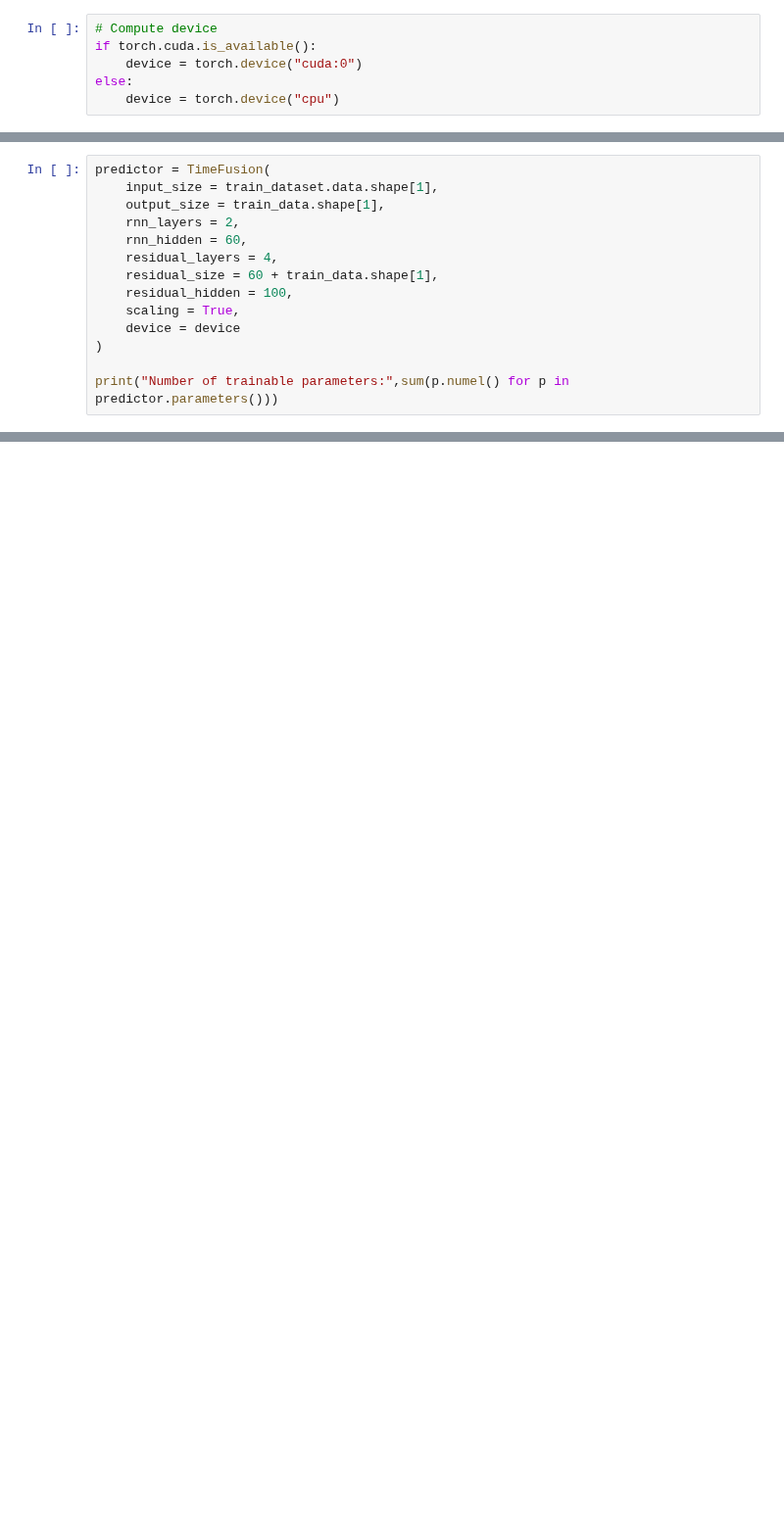
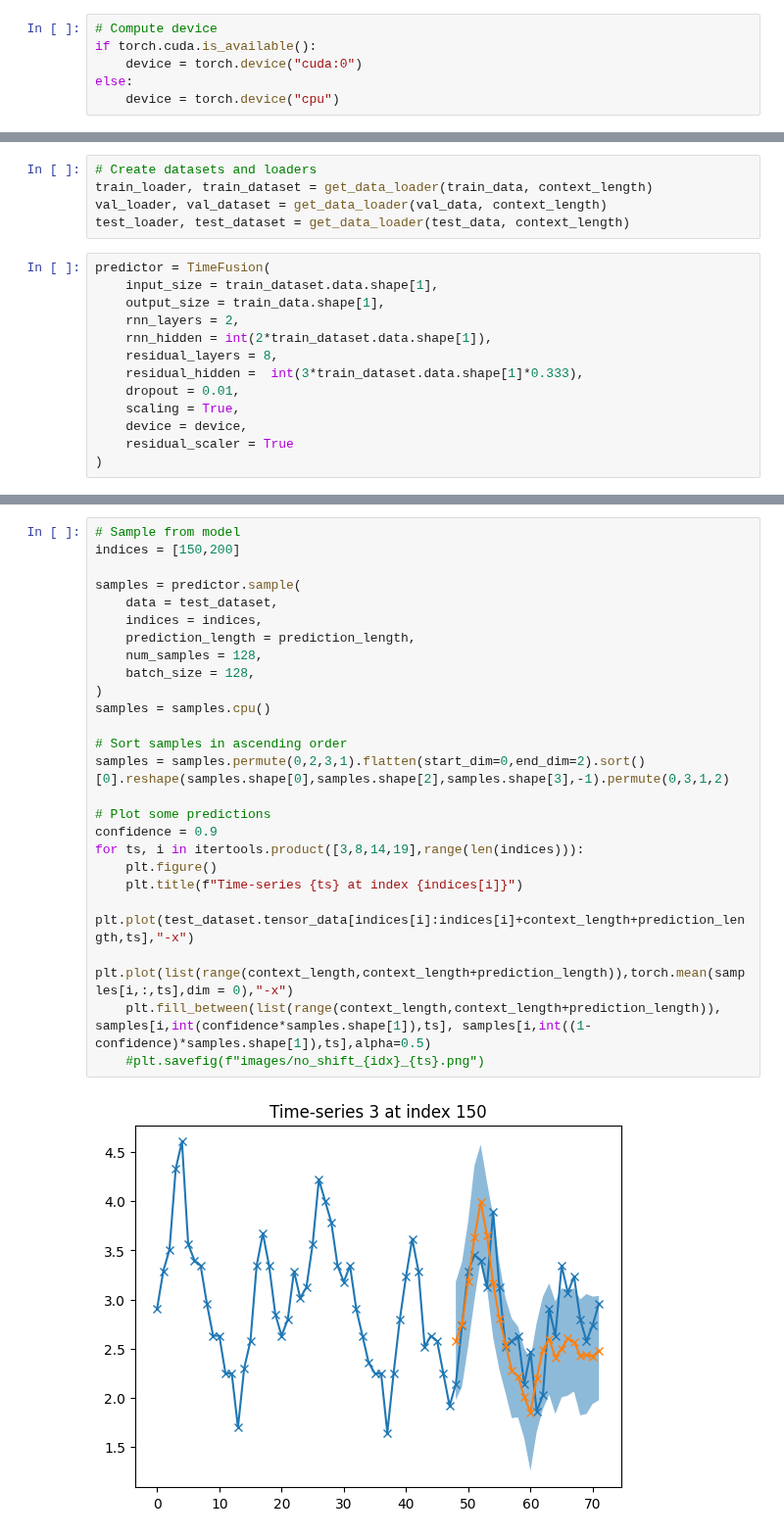
Before and after one commit to EdvardJSHolen/Final-Year-Project, a Jupyter notebook: timefusion/examples/electricity.ipynb, the cells around one changed output, grey strips where cells are left out. Shown at 98% size. Cells and saved outputs as stored; diff of their text form; blank space fills up the shorter version.

Commit message:
timegrad training files

```diff
--- a/timefusion/examples/electricity.ipynb
+++ b/timefusion/examples/electricity.ipynb
@@ -71,14 +59,18 @@ val_loader = DataLoader(
+# %%
+# Create datasets and loaders
+train_loader, train_dataset = get_data_loader(train_data, context_length)
+val_loader, val_dataset = get_data_loader(val_data, context_length)
+test_loader, test_dataset = get_data_loader(test_data, context_length)
 # %%
 predictor = TimeFusion(
     input_size = train_dataset.data.shape[1],
     output_size = train_data.shape[1],
     rnn_layers = 2,
-    rnn_hidden = 60,
-    residual_layers = 4,
-    residual_size = 60 + train_data.shape[1],
-    residual_hidden = 100,
+    rnn_hidden = int(2*train_dataset.data.shape[1]),
+    residual_layers = 8,
+    residual_hidden =  int(3*train_dataset.data.shape[1]*0.333),
+    dropout = 0.01,
     scaling = True,
-    device = device
+    device = device,
+    residual_scaler = True
 )
-
-print("Number of trainable parameters:",sum(p.numel() for p in predictor.parameters()))
@@ -123,0 +104,27 @@ predictor.modules
+# %%
+# Sample from model
+indices = [150,200]
+
+samples = predictor.sample(
+    data = test_dataset,
+    indices = indices,
+    prediction_length = prediction_length,
+    num_samples = 128,
+    batch_size = 128,
+)
+samples = samples.cpu()
+
+# Sort samples in ascending order
+samples = samples.permute(0,2,3,1).flatten(start_dim=0,end_dim=2).sort()[0].reshape(samples.shape[0],samples.shape[2],samples.shape[3],-1).permute(0,3,1,2)
+
+# Plot some predictions
+confidence = 0.9
+for ts, i in itertools.product([3,8,14,19],range(len(indices))):
+    plt.figure()
+    plt.title(f"Time-series {ts} at index {indices[i]}")
+    plt.plot(test_dataset.tensor_data[indices[i]:indices[i]+context_length+prediction_length,ts],"-x")
+    plt.plot(list(range(context_length,context_length+prediction_length)),torch.mean(samples[i,:,ts],dim = 0),"-x")
+    plt.fill_between(list(range(context_length,context_length+prediction_length)), samples[i,int(confidence*samples.shape[1]),ts], samples[i,int((1-confidence)*samples.shape[1]),ts],alpha=0.5)
+    #plt.savefig(f"images/no_shift_{idx}_{ts}.png")
+# %% [output]
+[figure, added]
```
Also changed, not shown: parts of 19 cells of this notebook, 10 other files.
